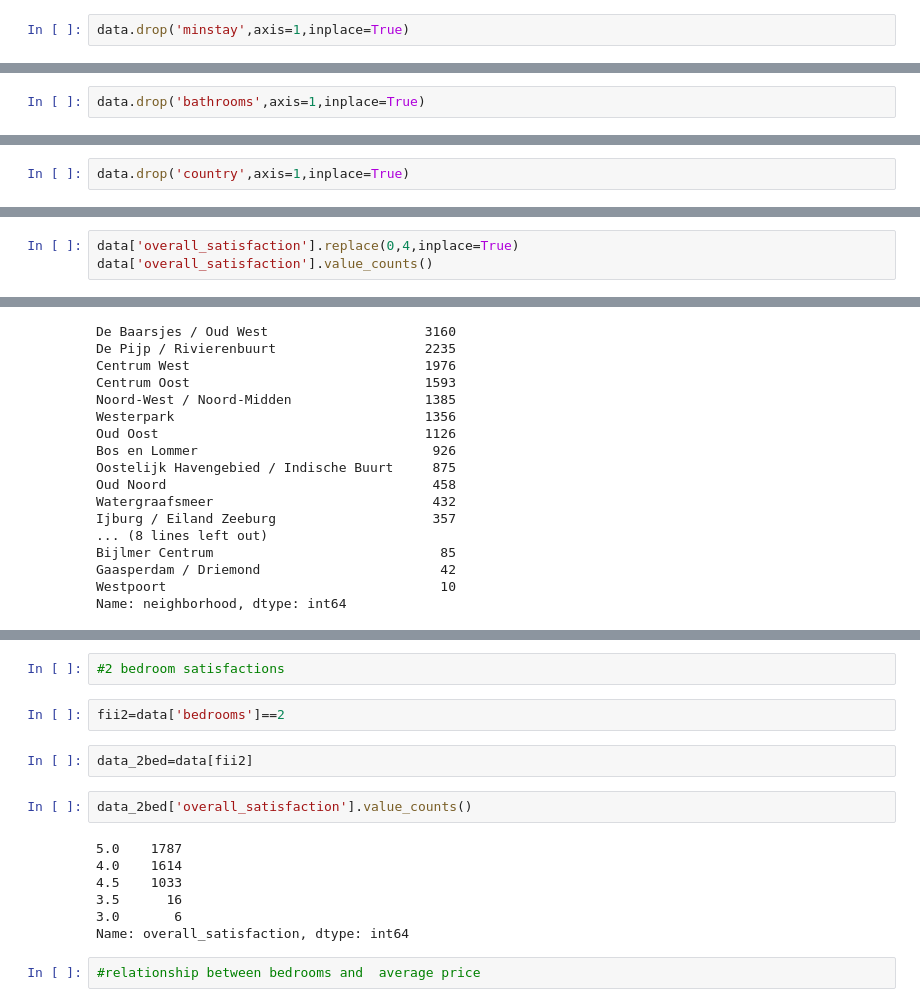
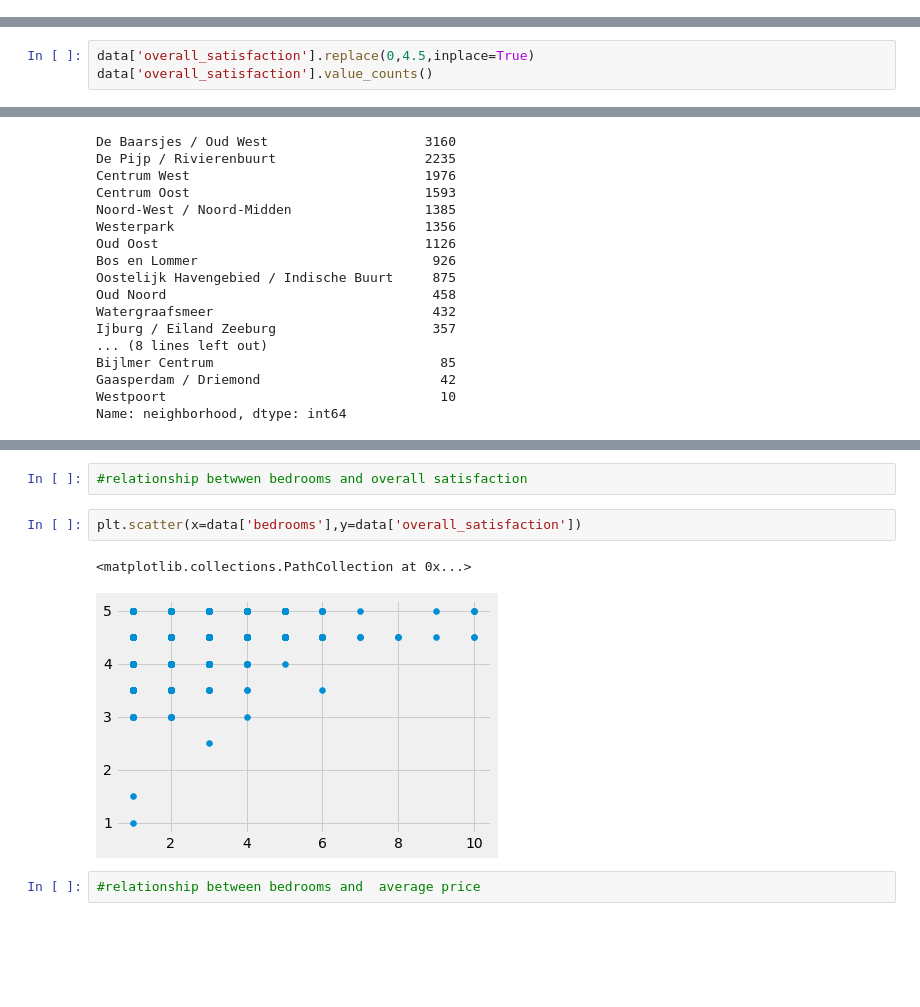
Before and after one commit to odubajo/data-analysis-with-pandas-projects, a Jupyter notebook: air bnb/airbnb amsterdam housing analysis.ipynb, the cells around one changed output, grey strips where cells are left out. Drawn from its saved outputs; the diff is of its cells as text; blank space fills up the shorter version.

```diff
--- a/air bnb/airbnb amsterdam housing analysis.ipynb
+++ b/air bnb/airbnb amsterdam housing analysis.ipynb
@@ -23,5 +24,3 @@ data.drop('survey_id',axis=1,inplace=True)
-# %%
-data.drop('minstay',axis=1,inplace=True)
 # %%
 data['price'].describe()
 # %% [output]
@@ -39,2 +35,0 @@ Name: price, dtype: float64
-# %%
-data.drop('bathrooms',axis=1,inplace=True)
@@ -43,5 +36,3 @@ data.drop('bathrooms',axis=1,inplace=True)
-# %%
-data.drop('country',axis=1,inplace=True)
 # %%
 data['bedrooms'].value_counts()
 # %% [output]
@@ -94,4 +99,4 @@ Name: overall_satisfaction, dtype: int64
 # %%
-data['overall_satisfaction'].replace(0,4,inplace=True)
+data['overall_satisfaction'].replace(0,4.5,inplace=True)
 data['overall_satisfaction'].value_counts()
 # %% [output]
@@ -199,18 +171,10 @@ Name: overall_satisfaction, dtype: int64
-# %%
-#2 bedroom satisfactions
-# %%
-fii2=data['bedrooms']==2
-# %%
-data_2bed=data[fii2]
-# %%
-data_2bed['overall_satisfaction'].value_counts()
-# %% [output]
-5.0    1787
-4.0    1614
-4.5    1033
-3.5      16
-3.0       6
-Name: overall_satisfaction, dtype: int64
+# %%
+#relationship betwwen bedrooms and overall satisfaction
+# %%
+plt.scatter(x=data['bedrooms'],y=data['overall_satisfaction'])
+# %% [output]
+<matplotlib.collections.PathCollection at 0x...>
+[figure, added]
 # %%
 #relationship between bedrooms and  average price
 # %%
```
Also changed, not shown: parts of 33 cells of this notebook.
